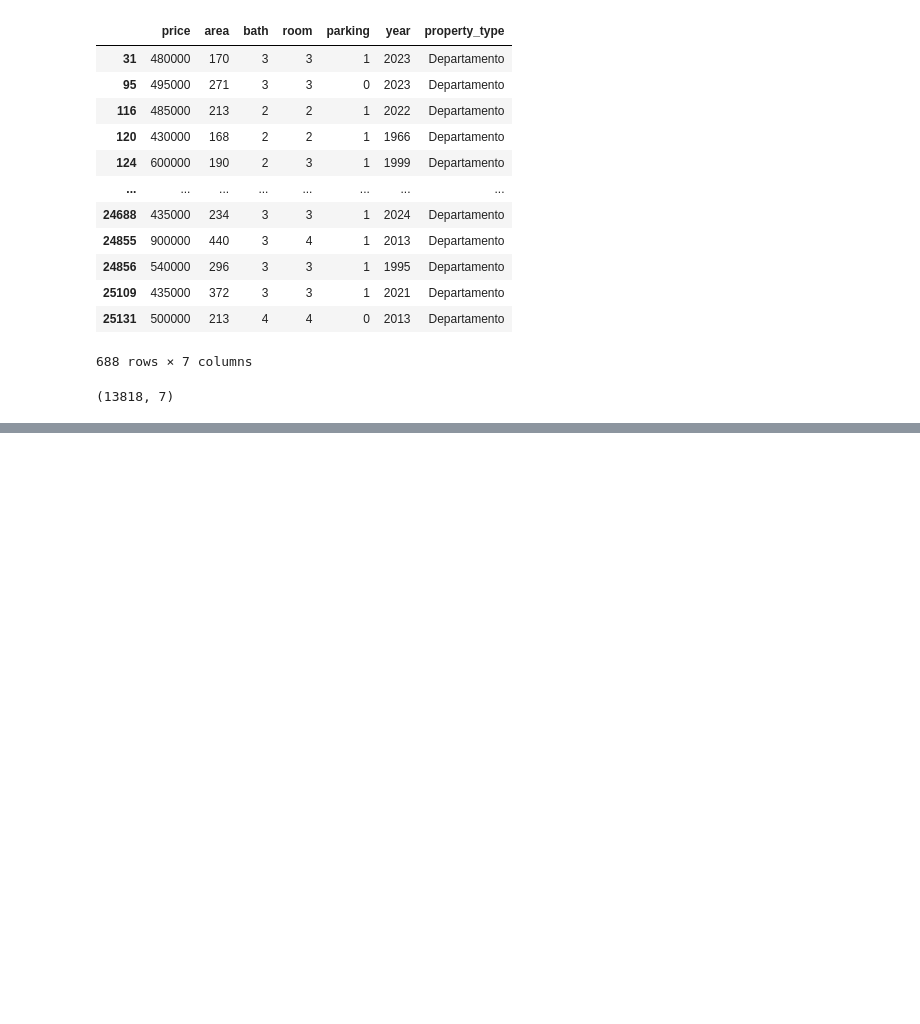
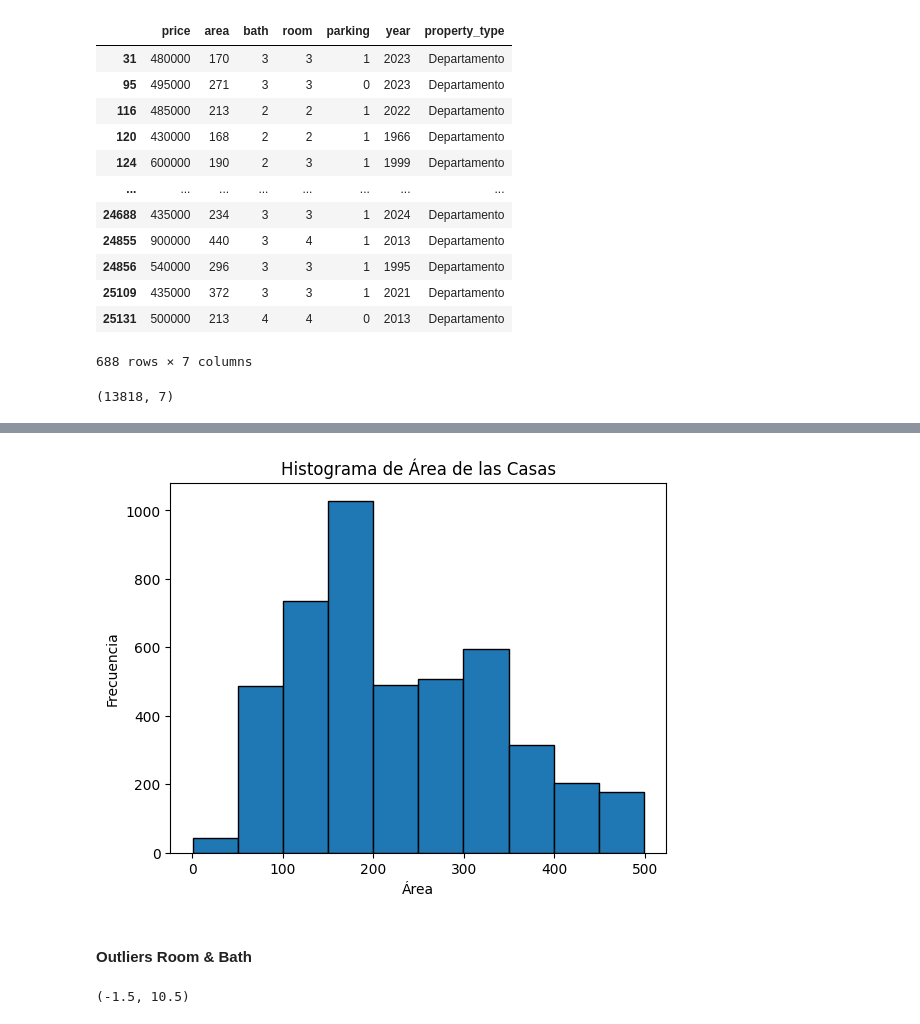
Before and after one commit to HugoGT/Vibi_model, a Jupyter notebook: ETL/EDA.ipynb, the cells around one changed output, grey strips where cells are left out. Saved outputs shown, nothing was run; the diff lists cells and outputs as text; code cells hidden in the pictures; blank space fills up the shorter version.

```diff
--- a/ETL/EDA.ipynb
+++ b/ETL/EDA.ipynb
@@ -331,0 +349,12 @@ df_departamento.shape
+# %%
+plt.hist(df_casa["area"], edgecolor='k')
+
+# Configurar etiquetas y título
+plt.xlabel("Área")
+plt.ylabel("Frecuencia")
+plt.title("Histograma de Área de las Casas")
+
+# Mostrar el gráfico
+plt.show()
+# %% [output]
+[figure, added]
@@ -331,0 +386,7 @@ df_departamento.shape
+# %% [markdown]
+#### Outliers Room & Bath
+# %%
+lower_croom, upper_croom = outliers('room', df_casa)
+lower_croom, upper_croom
+# %% [output]
+(-1.5, 10.5)
```
Also changed, not shown: parts of 46 cells of this notebook.
